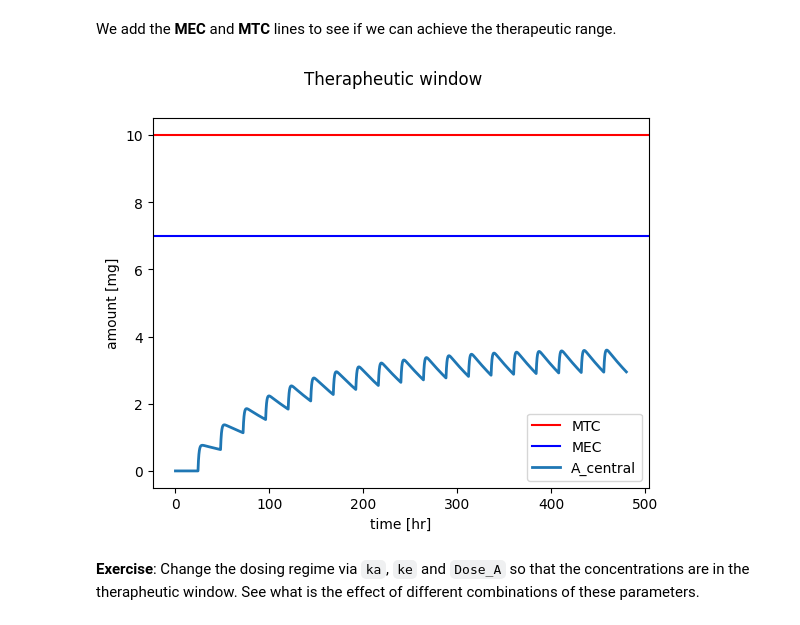
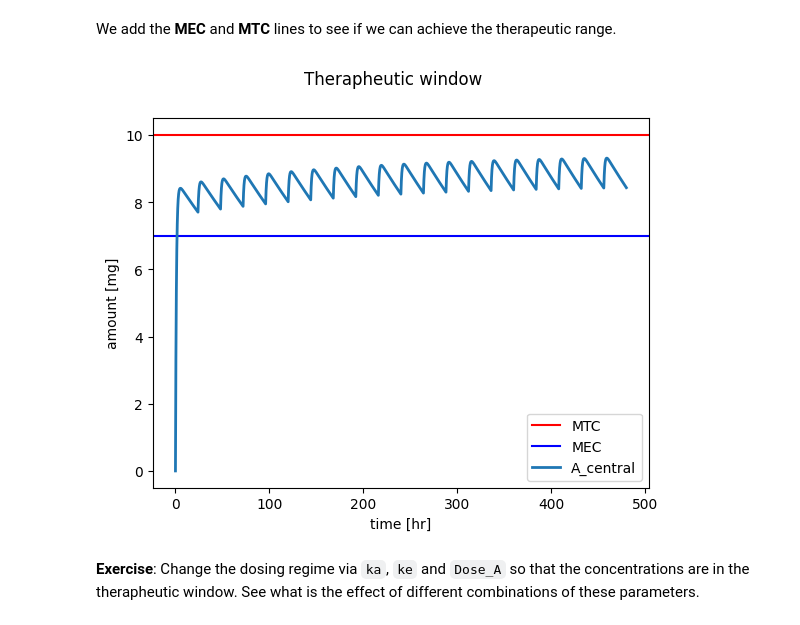
Before and after one commit to matthiaskoenig/dhpe-pkpd, a Jupyter notebook: notebooks/course/05_multiple_dosing.ipynb, the cells around one changed output. Saved outputs shown, nothing was run; the diff lists cells and outputs as text; code cells hidden in the pictures.

```diff
--- a/notebooks/course/05_multiple_dosing.ipynb
+++ b/notebooks/course/05_multiple_dosing.ipynb
@@ -74,7 +74,7 @@ def simulate_multi_dosing(Dose_A, ka, ke):
     dfs = []
     for k in range(n_doses):
         if k == 0:
-            x0[0] = 0
+            x0[0] = 8*2.7*80.0
             tvec = t.copy()
         elif k > 0:
             x0 = x[-1, :]
@@ -142,25 +142,25 @@ We add the **MEC** and **MTC** lines to see if we can achieve the therapeutic ra
 # %%
 # plot results
 
 # run simulation and plot results
-Dose_A = 80.0  # [mg]
-ka = 0.01  # [1/hr]
+Dose_A = 2.7*80.0  # [mg]
+ka = 0.005  # [1/hr]
 ke = 1.0  # [1/hr]
 df = simulate_multi_dosing(Dose_A, ka, ke)
 
 f, ax = plt.subplots(nrows=1, ncols=1)
 f.suptitle("Therapheutic window")
 
 ax.axhline(y=10, color='r', linestyle='-', label="MTC")
 ax.axhline(y=7, color='b', linestyle='-', label="MEC")
 
 ax.plot(df.time, df["A_central"], linewidth=2, label=names[1], color=colors[1])
 ax.legend()
 ax.set_xlabel("time [hr]")
 ax.set_ylabel("amount [mg]")
 
 plt.show()
 # %% [output]
-[figure, old version]
+[figure, new version]
 # %% [markdown]
 **Exercise**: Change the dosing regime via `ka`, `ke` and `Dose_A` so that the concentrations are in the therapheutic window. See what is the effect of different combinations of these parameters.
```
Also changed, not shown: parts of 1 cell of this notebook, 2 other files.
